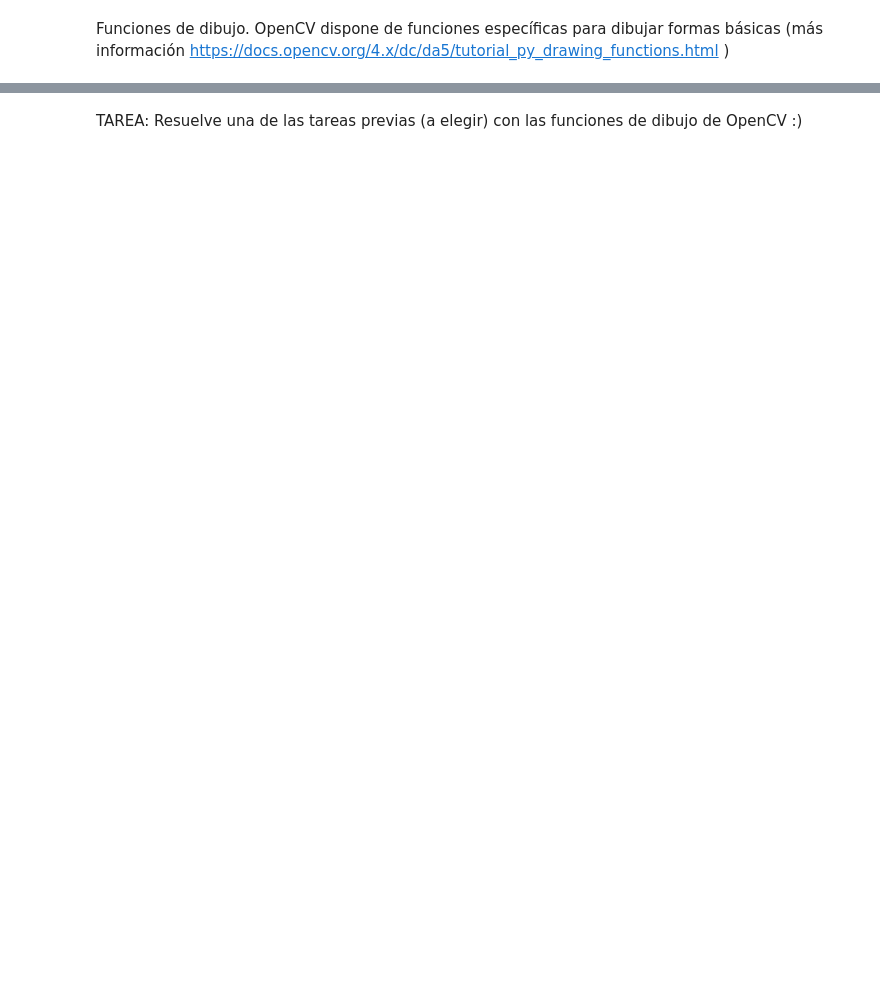
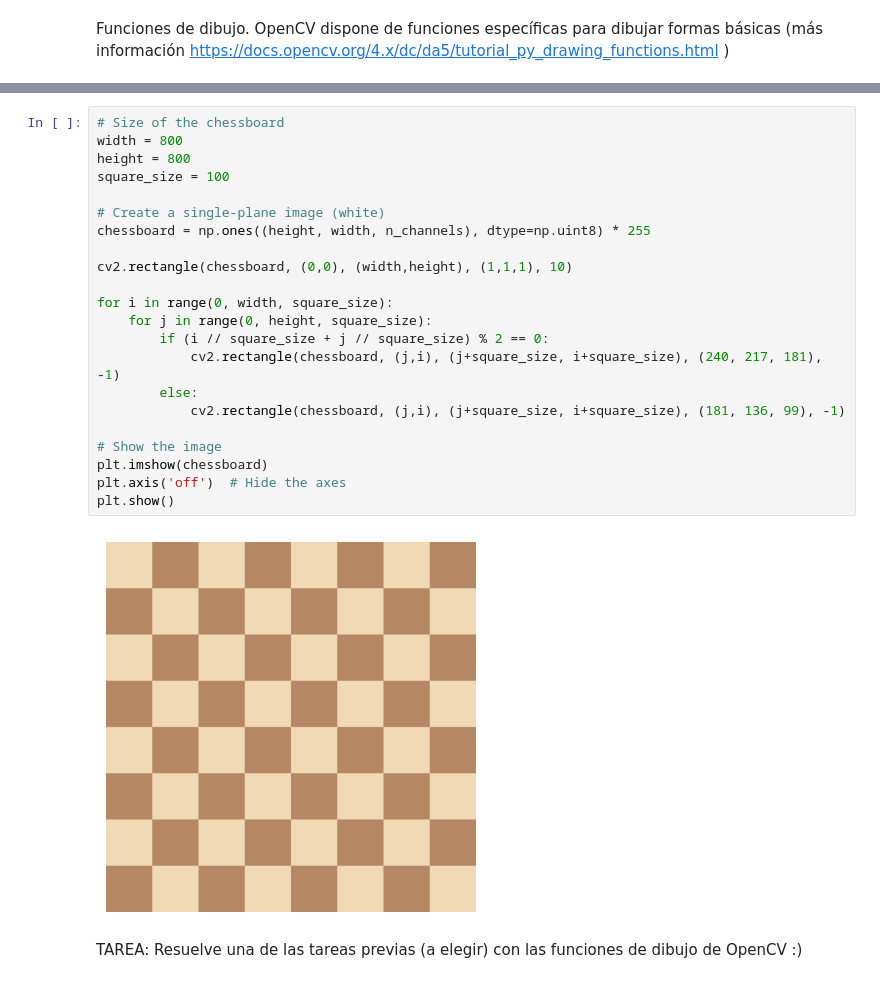
Before and after one commit to gitfrandu4/40982-VC, a Jupyter notebook: P1/VC_P1.ipynb, the cells around one changed output, grey strips where cells are left out. Saved outputs shown, nothing was run; the diff lists cells and outputs as text; blank space fills up the shorter version.

```diff
--- a/P1/VC_P1.ipynb
+++ b/P1/VC_P1.ipynb
@@ -260,2 +243,26 @@ cv2.imwrite('imagen.jpg', color_img)
+# %%
+# Size of the chessboard
+width = 800
+height = 800
+square_size = 100
+
+# Create a single-plane image (white)
+chessboard = np.ones((height, width, n_channels), dtype=np.uint8) * 255
+
+cv2.rectangle(chessboard, (0,0), (width,height), (1,1,1), 10)
+
+for i in range(0, width, square_size):
+    for j in range(0, height, square_size):
+        if (i // square_size + j // square_size) % 2 == 0:
+            cv2.rectangle(chessboard, (j,i), (j+square_size, i+square_size), (240, 217, 181), -1)
+        else:
+            cv2.rectangle(chessboard, (j,i), (j+square_size, i+square_size), (181, 136, 99), -1)
+
+# Show the image
+plt.imshow(chessboard)
+plt.axis('off')  # Hide the axes
+plt.show()
+# %% [output]
+[figure, added]
 # %% [markdown]
 TAREA: Resuelve una de las tareas previas (a elegir) con las funciones de dibujo de OpenCV  :)
```
Also changed, not shown: parts of 3 cells of this notebook.
